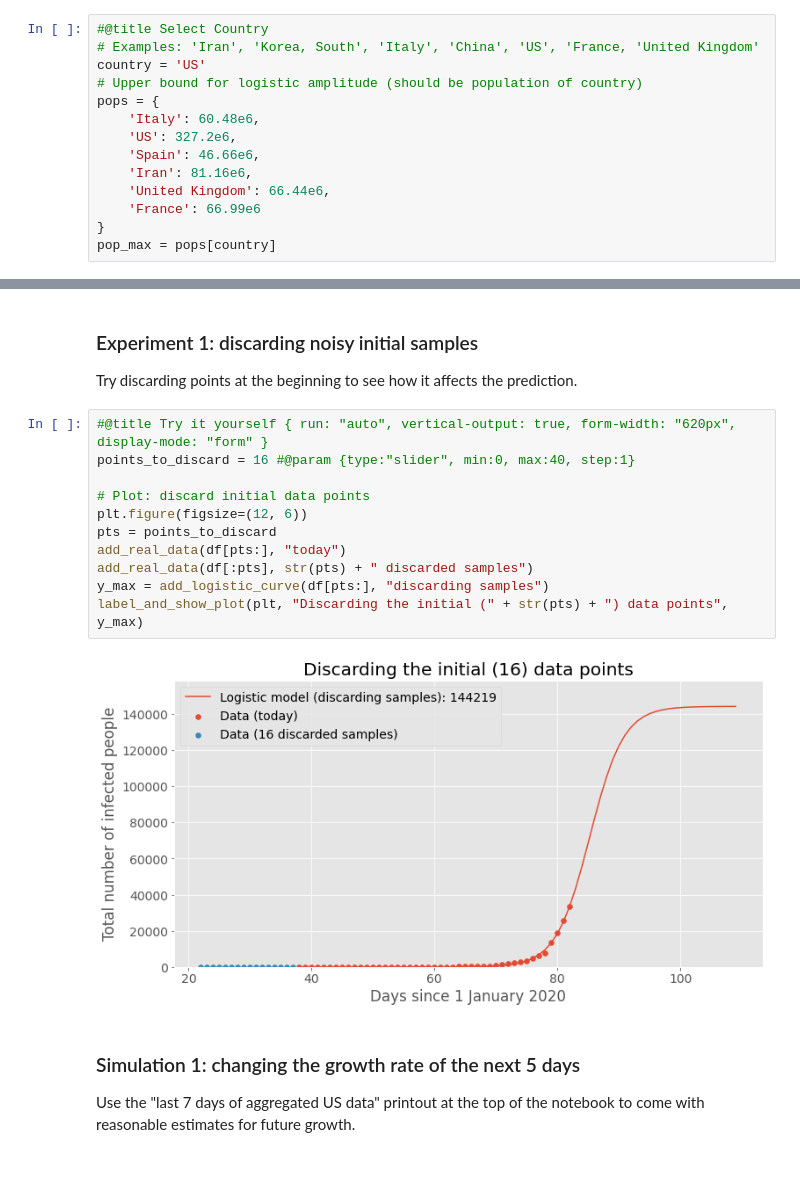
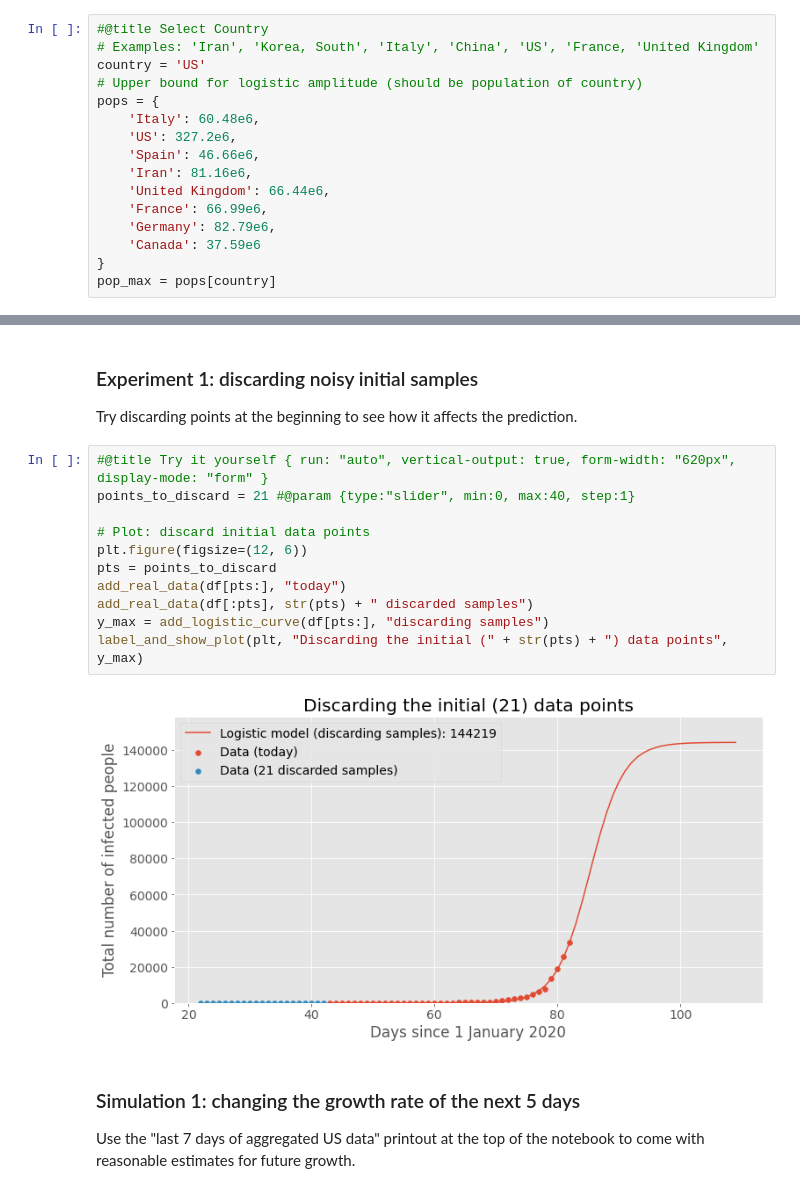
Before and after one commit to s-moran/covid-19-modeling, a Jupyter notebook: Covid19_Infection_Prediction.ipynb, the cells around one changed output, grey strips where cells are left out. Cells and saved outputs as stored; diff of their text form.

```diff
--- a/Covid19_Infection_Prediction.ipynb
+++ b/Covid19_Infection_Prediction.ipynb
@@ -41,7 +41,9 @@ pops = {
     'Spain': 46.66e6,
     'Iran': 81.16e6,
     'United Kingdom': 66.44e6,
-    'France': 66.99e6
+    'France': 66.99e6,
+    'Germany': 82.79e6,
+    'Canada': 37.59e6
 }
 pop_max = pops[country]
 # %%
@@ -289,17 +291,17 @@ plt.show()
 Try discarding points at the beginning to see how it affects the prediction.
 # %%
 #@title Try it yourself { run: "auto", vertical-output: true, form-width: "620px", display-mode: "form" }
-points_to_discard = 16 #@param {type:"slider", min:0, max:40, step:1}
+points_to_discard = 21 #@param {type:"slider", min:0, max:40, step:1}
 
 # Plot: discard initial data points
 plt.figure(figsize=(12, 6))
 pts = points_to_discard
 add_real_data(df[pts:], "today")
 add_real_data(df[:pts], str(pts) + " discarded samples")
 y_max = add_logistic_curve(df[pts:], "discarding samples")
 label_and_show_plot(plt, "Discarding the initial (" + str(pts) + ") data points", y_max)
 # %% [output]
-[figure, old version]
+[figure, new version]
 # %% [markdown]
 ### Simulation 1: changing the growth rate of the next 5 days
 Use the "last 7 days of aggregated US data" printout at the top of the notebook to come with reasonable estimates for future growth.
```
Also changed, not shown: parts of 1 cell of this notebook.
